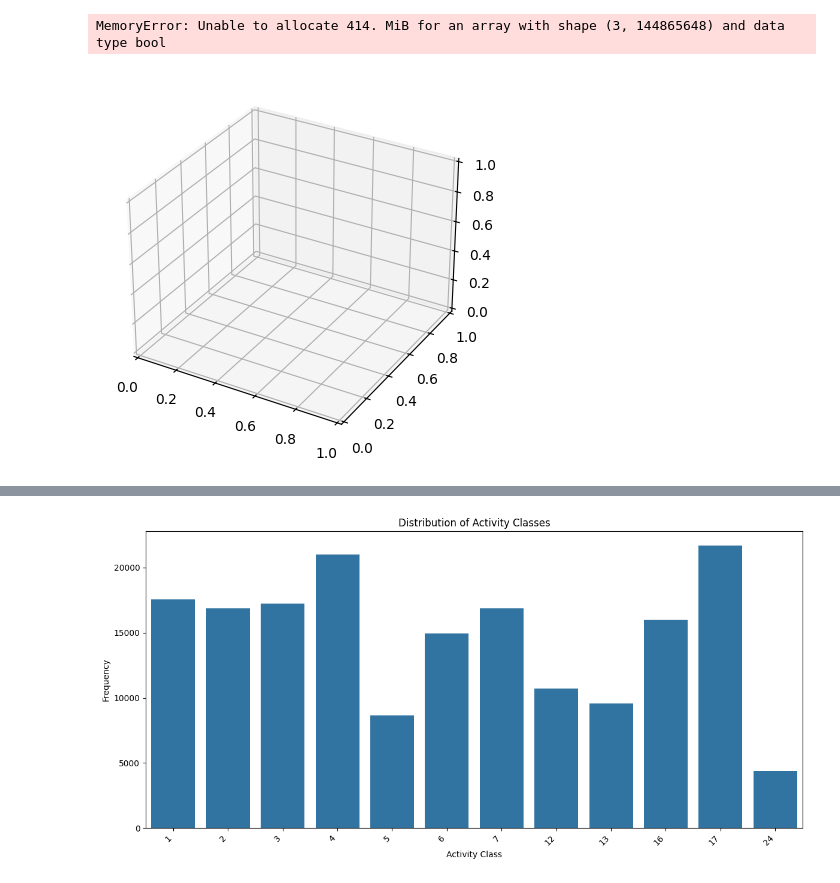
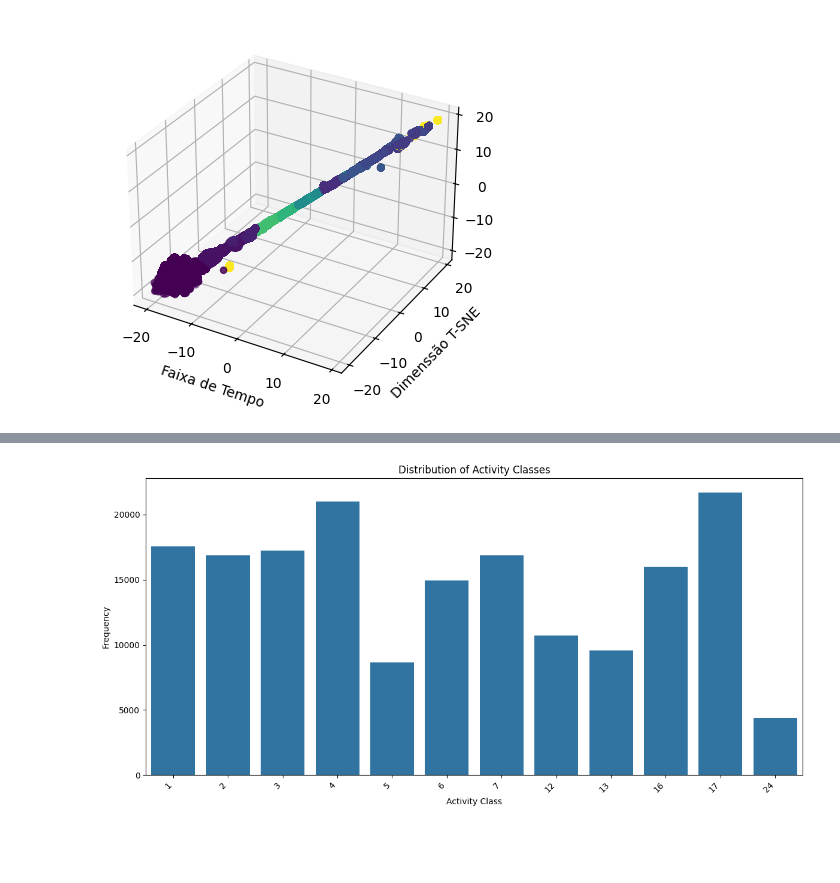
Before and after one commit to Vitor-labs/TCC-1, a Jupyter notebook: notebooks/1.1-Exploration.ipynb, the cells around one changed output, grey strips where cells are left out. Cells and saved outputs as stored; diff of their text form; code cells hidden in the pictures; blank space fills up the shorter version.

```diff
--- a/notebooks/1.1-Exploration.ipynb
+++ b/notebooks/1.1-Exploration.ipynb
@@ -104,12 +106,15 @@ plt.show()
 # %%
 fig = plt.figure()
 ax = fig.add_subplot(projection="3d")
 
-ax.scatter(combined_df["timestamp"], combined_df["tsne_ankle"])
-
+ax.scatter(
+    combined_df["tsne_ankle"],
+    combined_df["tsne_chest"],
+    combined_df["tsne_hand"],
+    c=combined_df["activity"],
+)
 ax.set_xlabel("Faixa de Tempo")
 ax.set_ylabel("Dimenssão T-SNE")
 plt.show()
 # %% [output]
-MemoryError: Unable to allocate 414. MiB for an array with shape (3, 144865648) and data type bool
-[figure, old version]
+[figure, new version]
```
Also changed, not shown: parts of 3 cells of this notebook, 1 other file.
